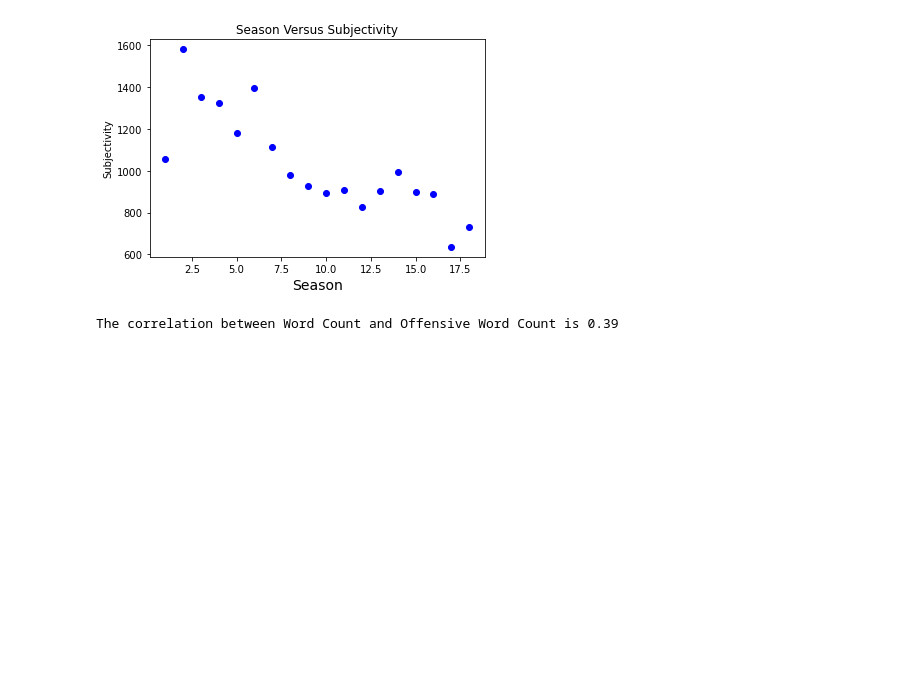
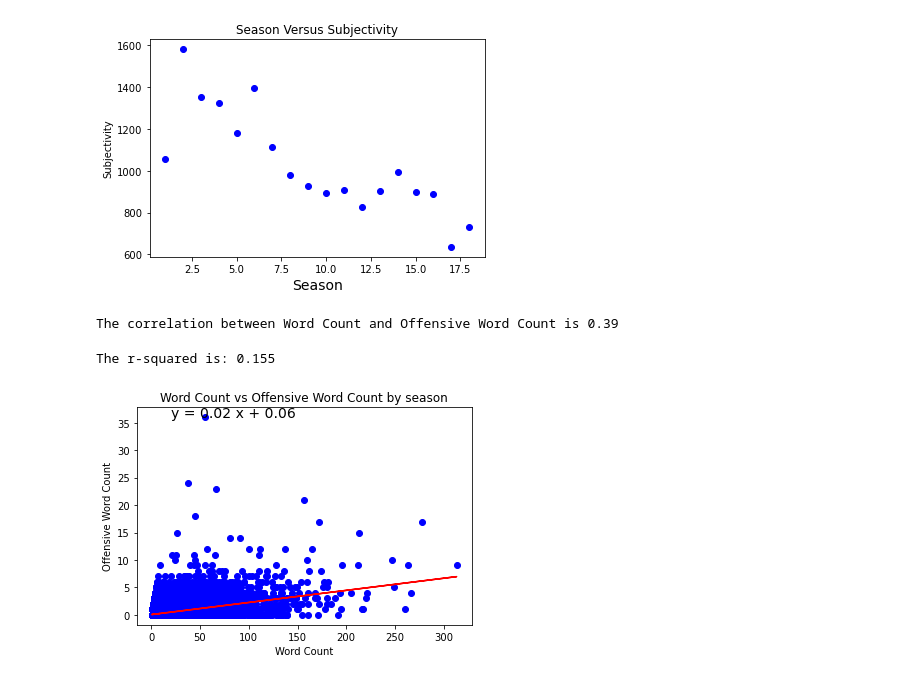
Before and after one commit to GambitAcid/Tegridy-Farms-an-Explicitive-South-Park-Sentiment-Analysis-, a Jupyter notebook: South Park/SouthPark_rashmi_work.ipynb, the cells around one changed output. Drawn from its saved outputs; the diff is of its cells as text; code cells hidden in the pictures; blank space fills up the shorter version.

```diff
--- a/South Park/SouthPark_rashmi_work.ipynb
+++ b/South Park/SouthPark_rashmi_work.ipynb
@@ -596,17 +596,19 @@ print(f"The correlation between Word Count and Offensive Word Count is {round(co
 The correlation between Word Count and Offensive Word Count is 0.39
 # %%
 # Add the linear regression equation and line to plot
-# Calculate the correlation coefficient and linear regression model for mouse weight,
-#and average tumor volume for the Capomulin regimen
-(slope, intercept,rvalue, pvalue, stderr)= linregress(avg_SP_Diag['Word Count'],avg_SP_Diag['Offensive Word Count'])
-regress_values=avg_SP_Diag['Word Count']* slope + intercept
+
+(slope, intercept,rvalue, pvalue, stderr)= linregress(SP_Diag_Cleaned_NA['Word Count'],SP_Diag_Cleaned_NA['Offensive Word Count'])
+regress_values=SP_Diag_Cleaned_NA['Word Count']* slope + intercept
 line_eq= f"y = {round(slope, 2)} x + {round(intercept, 2)}"
 
-plt.scatter(avg_SP_Diag['Word Count'],avg_SP_Diag['Offensive Word Count'],color='b')
-plt.plot(avg_SP_Diag['Word Count'], regress_values, color='red')
+plt.scatter(SP_Diag_Cleaned_NA['Word Count'],SP_Diag_Cleaned_NA['Offensive Word Count'],color='b')
+plt.plot(SP_Diag_Cleaned_NA['Word Count'], regress_values, color='red')
 plt.annotate(line_eq,(20,36), fontsize=14)
 plt.xlabel("Word Count")
 plt.ylabel("Offensive Word Count")
 plt.title("Word Count vs Offensive Word Count by season")
 print(f"The r-squared is: {round(rvalue**2,3)}")
 plt.show()
+# %% [output]
+The r-squared is: 0.155
+[figure, added]
```
Also changed, not shown: parts of 8 cells of this notebook.
